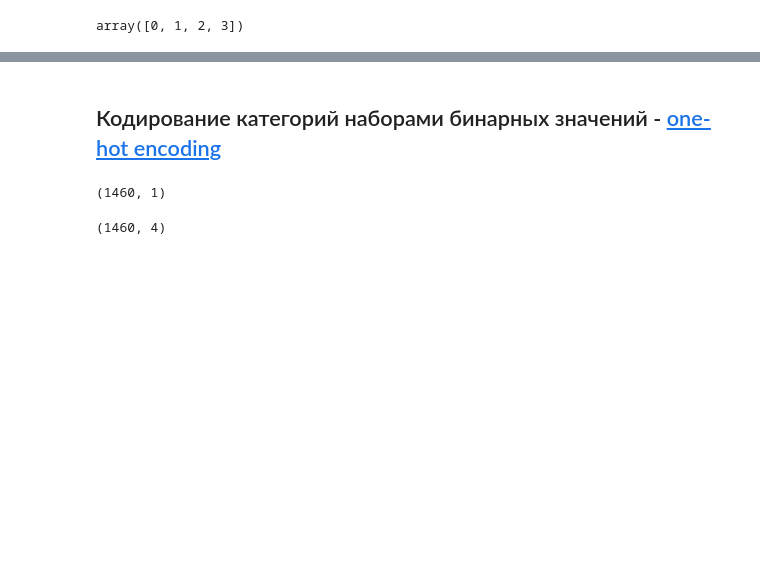
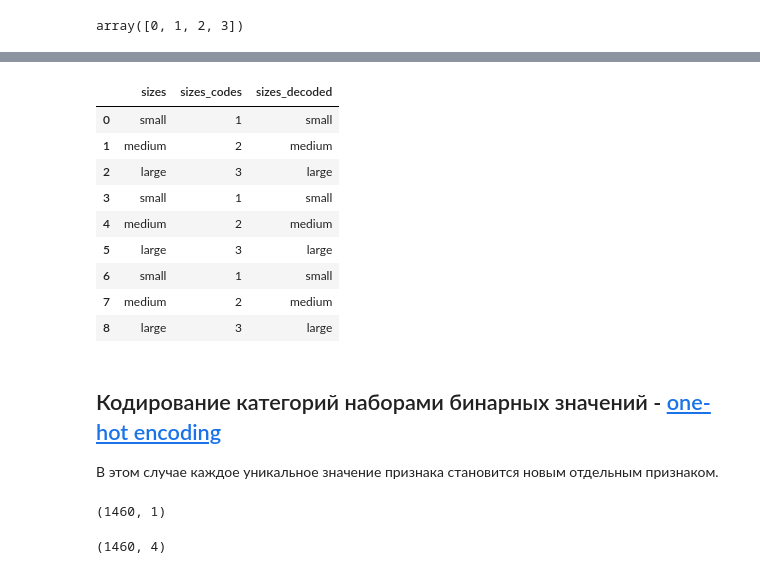
Before and after one commit to ugapanyuk/ml_course_2022, a Jupyter notebook: common/notebooks/missing/handling_missing_norm.ipynb, the cells around one changed output, grey strips where cells are left out. Drawn from its saved outputs; the diff is of its cells as text; code cells hidden in the pictures; blank space fills up the shorter version.

Commit message:
Обновления по категориальным признакам

```diff
--- a/common/notebooks/missing/handling_missing_norm.ipynb
+++ b/common/notebooks/missing/handling_missing_norm.ipynb
@@ -393,0 +502,6 @@ array(['BrkCmn', 'BrkFace', 'None', 'Stone'], dtype=object)
+# %%
+# пример шкалы порядка 'small' < 'medium' < 'large'
+sizes = ['small', 'medium', 'large', 'small', 'medium', 'large', 'small', 'medium', 'large']
+# %%
+pd_sizes = pd.DataFrame(data={'sizes':sizes})
+pd_sizes
@@ -393,0 +519,3 @@ array(['BrkCmn', 'BrkFace', 'None', 'Stone'], dtype=object)
+# %%
+pd_sizes['sizes_codes'] = pd_sizes['sizes'].map({'small':1, 'medium':2, 'large':3})
+pd_sizes
@@ -394,2 +533,18 @@ array(['BrkCmn', 'BrkFace', 'None', 'Stone'], dtype=object)
+# %%
+pd_sizes['sizes_decoded'] = pd_sizes['sizes_codes'].map({1:'small', 2:'medium', 3:'large'})
+pd_sizes
+# %% [output]
+|  | sizes | sizes_codes | sizes_decoded |
+| 0 | small | 1 | small |
+| 1 | medium | 2 | medium |
+| 2 | large | 3 | large |
+| 3 | small | 1 | small |
+| 4 | medium | 2 | medium |
+| 5 | large | 3 | large |
+| 6 | small | 1 | small |
+| 7 | medium | 2 | medium |
+| 8 | large | 3 | large |
 # %% [markdown]
 ## Кодирование категорий наборами бинарных значений - [one-hot encoding](https://scikit-learn.org/stable/modules/generated/sklearn.preprocessing.OneHotEncoder.html)
+
+В этом случае каждое уникальное значение признака становится новым отдельным признаком.
```
Also changed, not shown: parts of 25 cells of this notebook, 1 other file.
